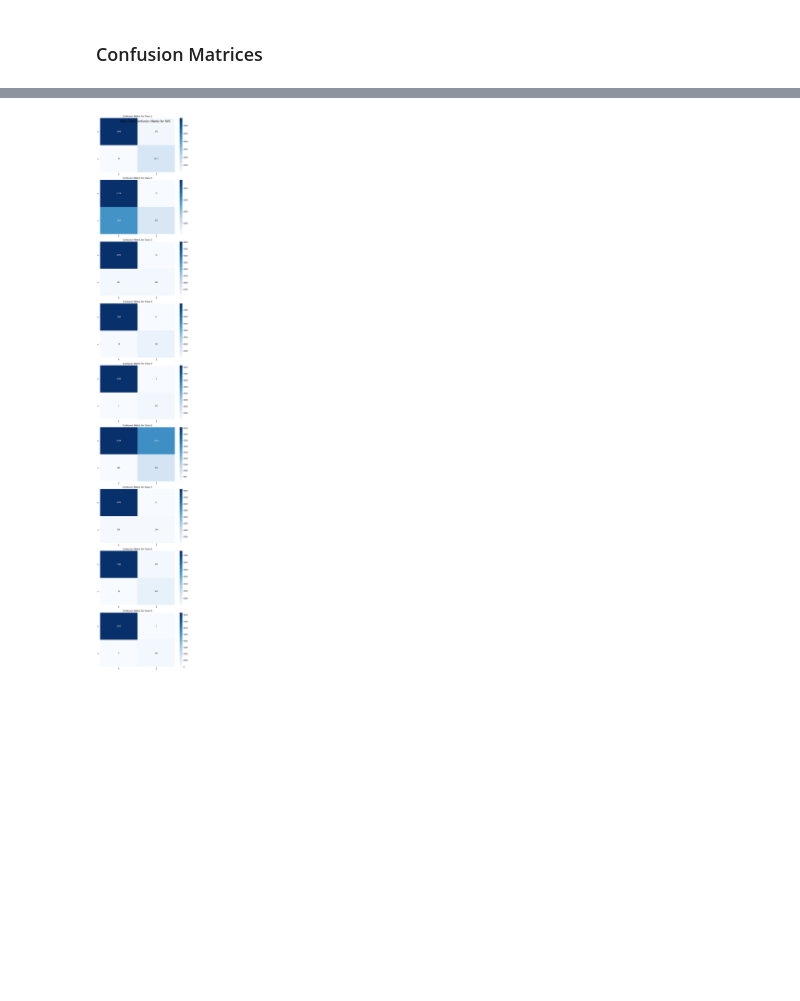
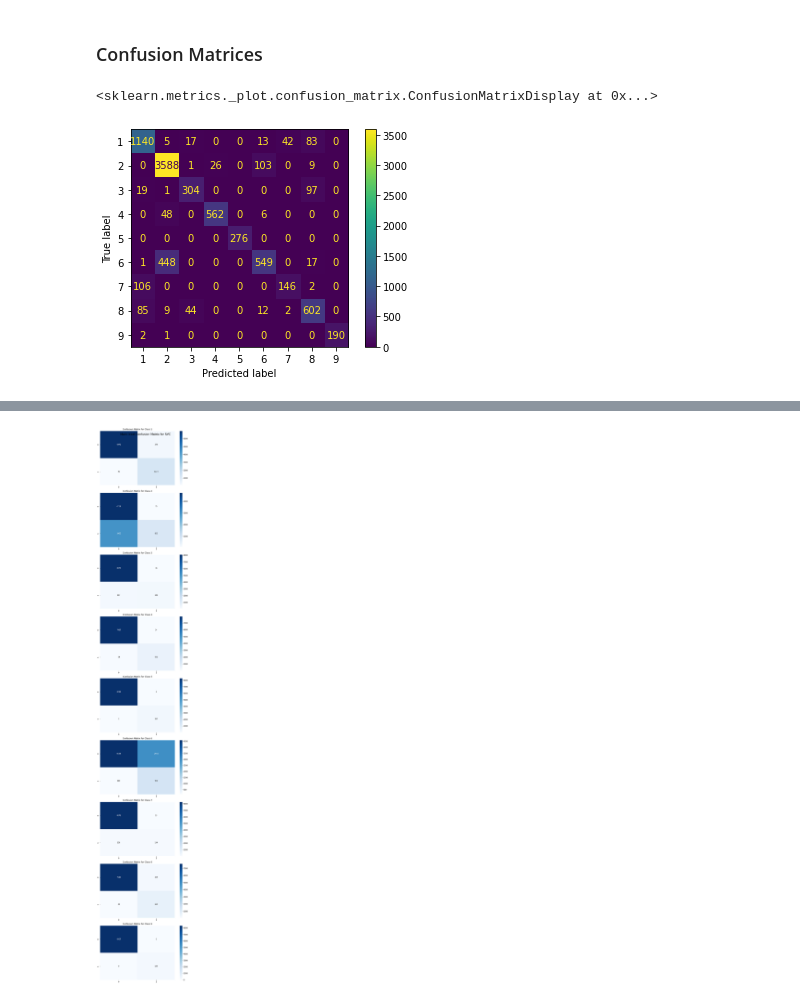
Before and after one commit to aysenuratlac/MAT388-Data_Analysis, a Jupyter notebook: HW2/HW2.ipynb, the cells around one changed output, grey strips where cells are left out. Cells and saved outputs as stored; diff of their text form; code cells hidden in the pictures; blank space fills up the shorter version.

```diff
--- a/HW2/HW2.ipynb
+++ b/HW2/HW2.ipynb
@@ -1538,10 +1519,11 @@ Please also refer to the documentation for alternative solver options:
 # %%
 def getCM(X,y,model,test_size=0.2,train_size=0.8):
+    #classification report
     X_train, X_test, y_train, y_test = train_test_split(X,y,test_size=test_size,train_size=train_size)
     model.fit(X_train, y_train)
     y_predict = model.predict(X_test)
     confusion_matrices = multilabel_confusion_matrix(y_test, y_predict)
-    return classification_report(y_test,y_predict),confusion_matrices
+    return classification_report(y_test,y_predict),confusion_matrices,y_test,y_predict
 
 def plot_multilabel_confusion_matrix(confusion_matrices, model_name):
     num_classes = len(confusion_matrices)
@@ -1560,5 +1540,5 @@ def plot_multilabel_confusion_matrix(confusion_matrices, model_name):
 # %%
-lr_report,lr_conf=getCM(vectors,labels,LogisticRegression(max_iter=1500))
+lr_report,lr_conf,y_t,y_p=getCM(vectors,labels,LogisticRegression(max_iter=1500))
 print(lr_report)
 # %% [output]
               precision    recall  f1-score   support
@@ -1605,2 +1629,7 @@ weighted avg       0.81      0.58      0.57      8556
 # %% [markdown]
 ### Confusion Matrices
+# %%
+ConfusionMatrixDisplay.from_predictions(y_t,y_p) #logistic
+# %% [output]
+<sklearn.metrics._plot.confusion_matrix.ConfusionMatrixDisplay at 0x...>
+[figure, added]
```
Also changed, not shown: parts of 31 cells of this notebook, 1 other file.
